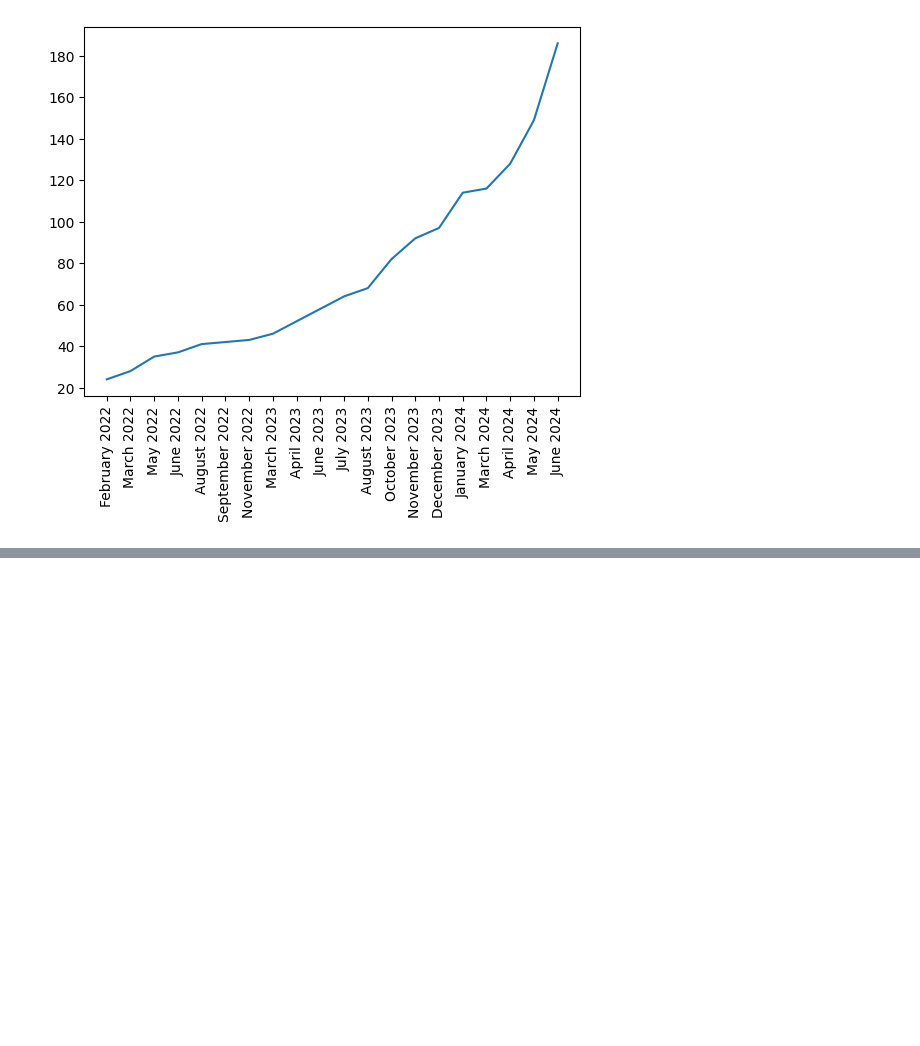
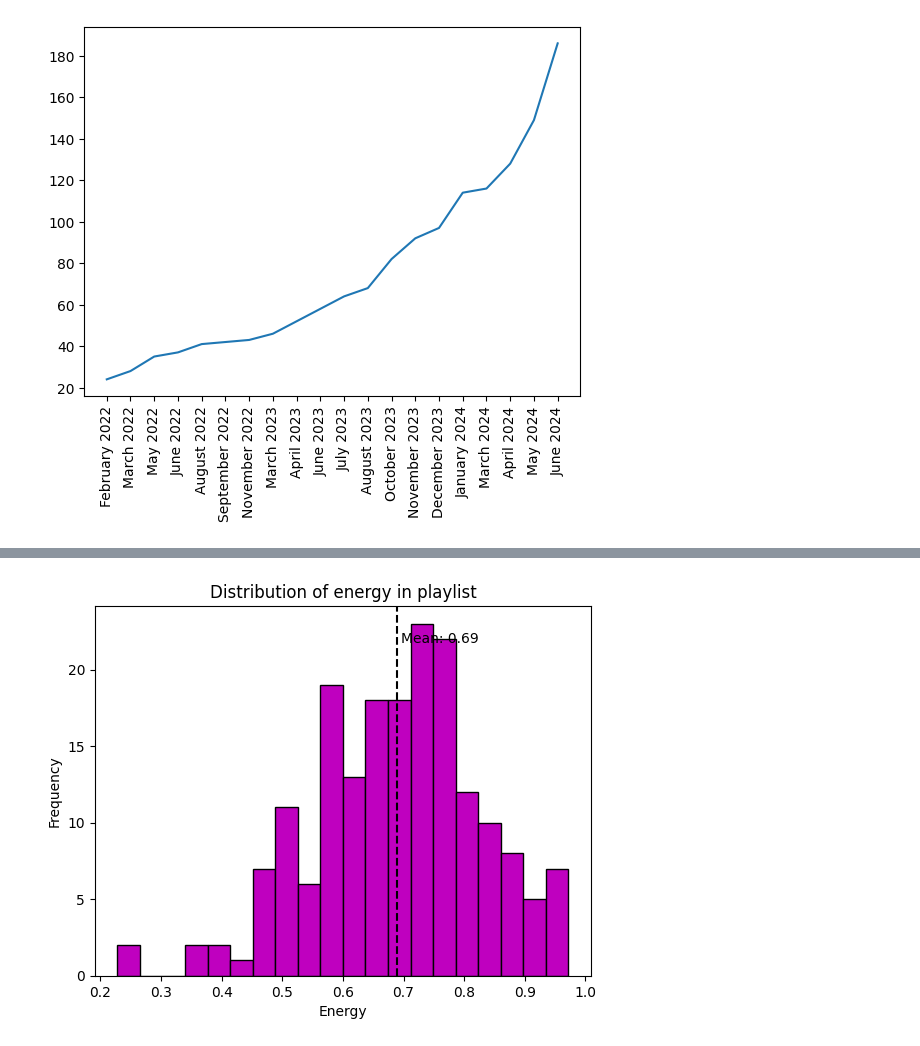
Before and after one commit to CalebJohnstone/recreational-mathematics, a Jupyter notebook: spotify_playlist/playlist.ipynb, the cells around one changed output, grey strips where cells are left out. Saved outputs shown, nothing was run; the diff lists cells and outputs as text; code cells hidden in the pictures; blank space fills up the shorter version.

```diff
--- a/spotify_playlist/playlist.ipynb
+++ b/spotify_playlist/playlist.ipynb
@@ -202,0 +247,12 @@ You better lose yourself in the musicThe moment, you own it, you better never le
+# %%
+plt.hist(energy, bins=20, color='m', edgecolor='black')
+
+mean_energy = np.mean(energy)
+plt.axvline(mean_energy, color='k', linestyle='dashed')
+plt.text(mean_energy*1.01, plt.ylim()[1]*0.9, 'Mean: {:.2f}'.format(mean_energy))
+plt.xlabel('Energy')
+plt.ylabel('Frequency')
+plt.title('Distribution of energy in playlist')
+plt.show()
+# %% [output]
+[figure, added]
```
Also changed, not shown: parts of 6 cells of this notebook.
